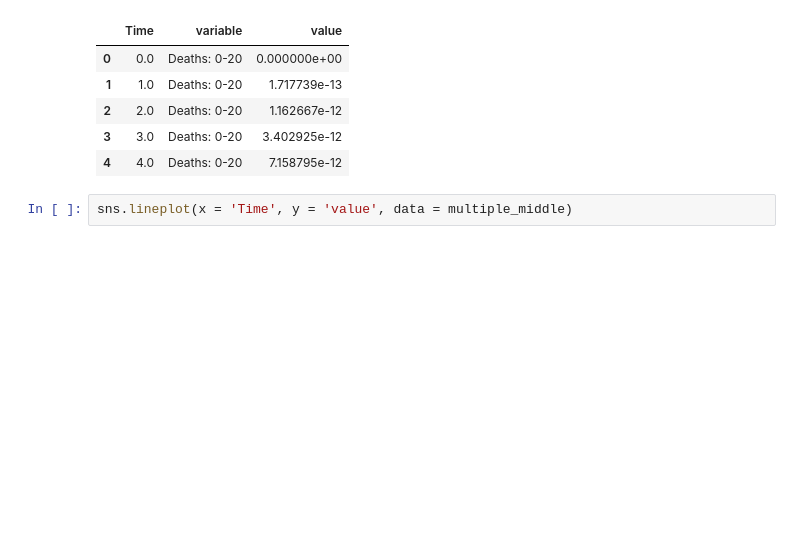
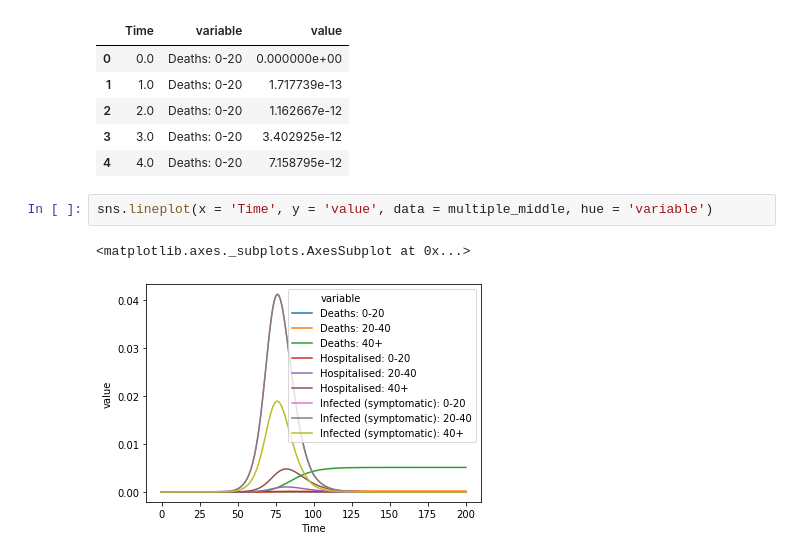
Before and after one commit to gonzrubio/Tucker_ABM, a Jupyter notebook: DataViz.ipynb, the cells around one changed output. Drawn from its saved outputs; the diff is of its cells as text; blank space fills up the shorter version.

Commit message:
Adding data

```diff
--- a/DataViz.ipynb
+++ b/DataViz.ipynb
@@ -63,4 +63,7 @@ multiple_middle.head()
 | 3 | 3.0 | Deaths: 0-20 | 3.402925e-12 |
 | 4 | 4.0 | Deaths: 0-20 | 7.158795e-12 |
 # %%
-sns.lineplot(x = 'Time', y = 'value', data = multiple_middle)
+sns.lineplot(x = 'Time', y = 'value', data = multiple_middle, hue = 'variable')
+# %% [output]
+<matplotlib.axes._subplots.AxesSubplot at 0x...>
+[figure, added]
```
Also changed, not shown: 5 other files.
